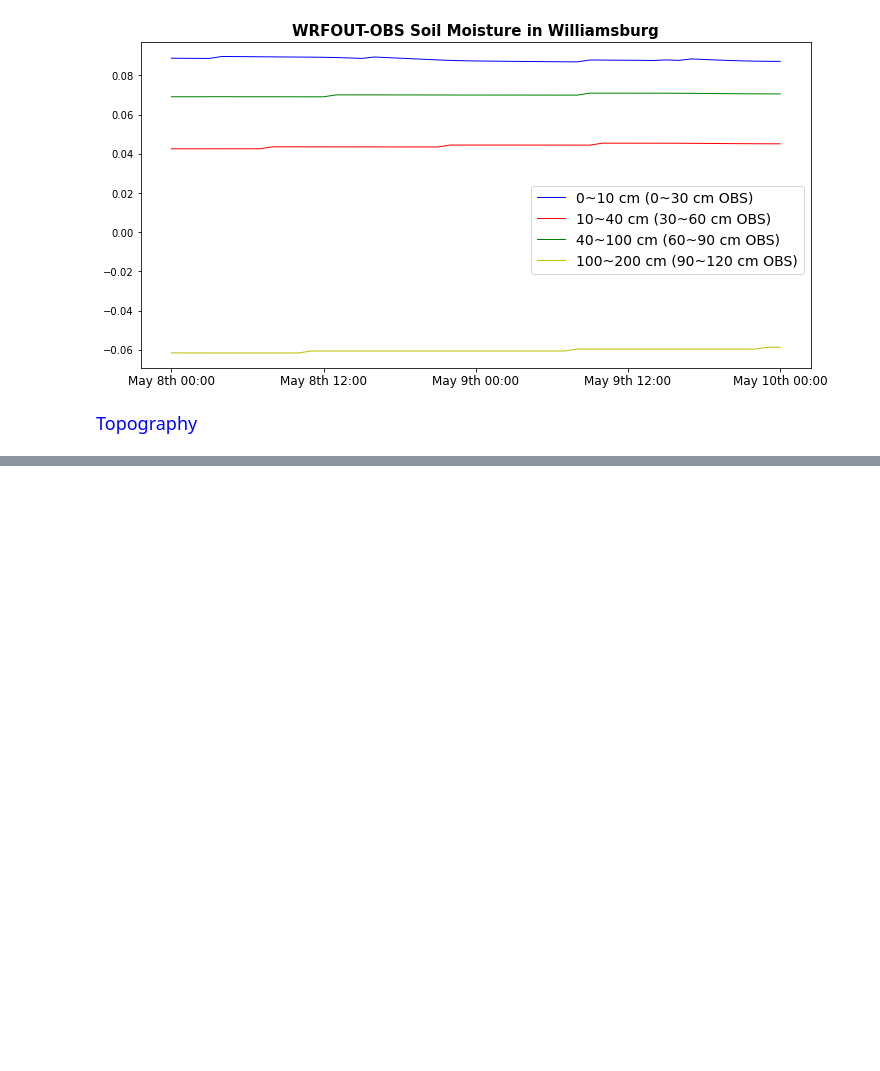
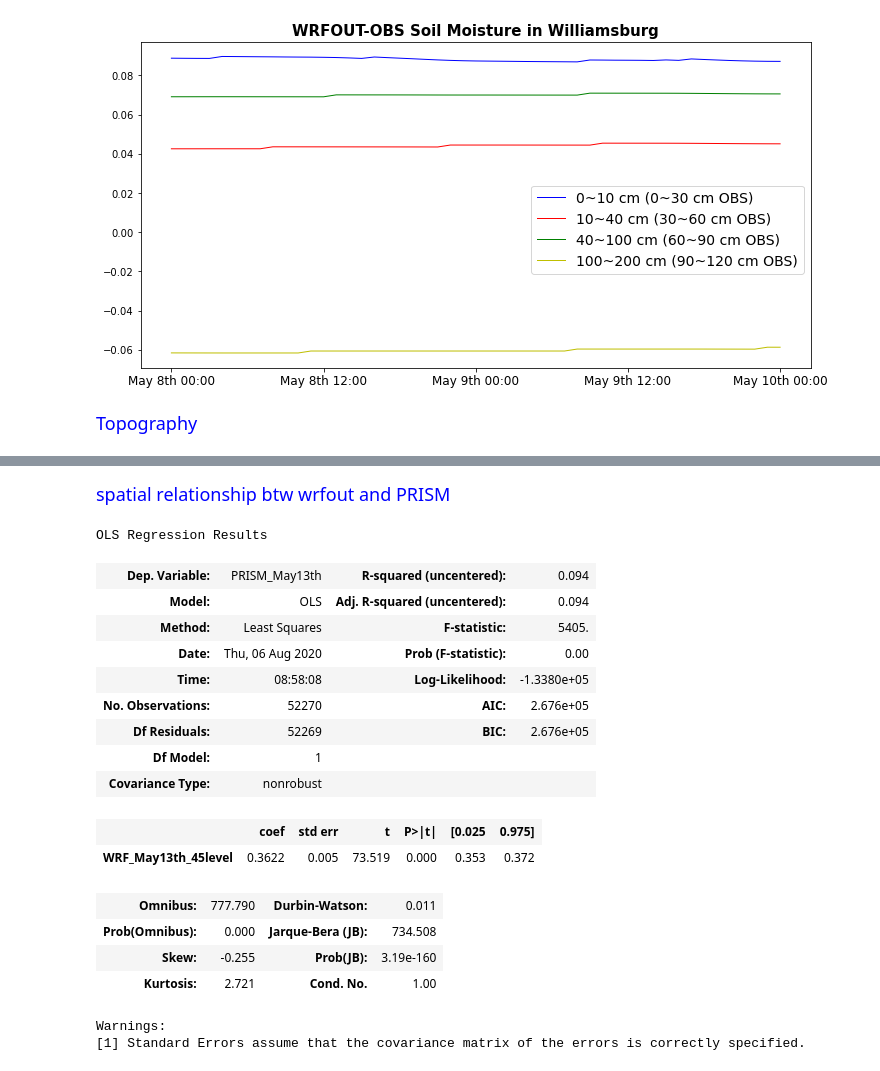
Before and after one commit to Diane1306/ERA5_PRISM, a Jupyter notebook: Soil_Moisture.ipynb, the cells around one changed output, grey strips where cells are left out. Drawn from its saved outputs; the diff is of its cells as text; code cells hidden in the pictures; blank space fills up the shorter version.

```diff
--- a/Soil_Moisture.ipynb
+++ b/Soil_Moisture.ipynb
@@ -532,4 +532,4 @@ for st in range(3):
         fnc = Dataset(f'./wrfout/orig/freeze1/38level/{fna[ii]}')
         varwrf[st, 0, ii] = fnc['T2'][0, indy, indx] - 273.15
         varwrf[st, 1, ii] = getvar(fnc, 'rh2')[indy, indx]
-        varwrf[st, 2, ii] = getvar(fnc, 'wspd_wdir10')[0][indy, indx]
+        varwrf[st, 2, ii] = getvar(fnc, 'wspd_wdir10')[0][indy, indx] * ((3/10)**0.143)
@@ -648,0 +687,2 @@ plt.savefig('./Soil_Moisture/plot/TerrainHeight.png')
+# %% [markdown]
+<font size=4 color=blue>spatial relationship btw wrfout and PRISM
@@ -648,0 +692,5 @@ plt.savefig('./Soil_Moisture/plot/TerrainHeight.png')
+# %%
+wrfout = Dataset('./wrfout/orig/freeze1/30level/wrfout_d01_2020-05-12_00:00:00')
+lat = wrfout['XLAT'][0,:,:]
+lon = wrfout['XLONG'][0,:,:]
+y, x = lon.shape
@@ -648,0 +737,56 @@ plt.savefig('./Soil_Moisture/plot/TerrainHeight.png')
+# %%
+indepvar = pd.DataFrame({'WRF_May12th_30level':T2min12[0,:,:].reshape(-1), 'WRF_May12th_38level':T2min12[1,:,:].reshape(-1),
+                         'WRF_May12th_40level':T2min12[2,:,:].reshape(-1), 'WRF_May12th_45level':T2min12[3,:,:].reshape(-1),
+                         'WRF_May13th_30level':T2min13[0,:,:].reshape(-1), 'WRF_May13th_38level':T2min13[1,:,:].reshape(-1),
+                         'WRF_May13th_40level':T2min13[2,:,:].reshape(-1), 'WRF_May13th_45level':T2min13[3,:,:].reshape(-1),
+                         'WRF_May8th_30level':T2min08[:,:].reshape(-1), 'WRF_May9th_30level':T2min09[:,:].reshape(-1)})
+depvar = pd.DataFrame({})
+points = np.array([Lon.ravel(), Lat.ravel()]).T
+points = points[flag, :]
+
+wrfout = Dataset('./wrfout/orig/freeze1/30level/wrfout_d01_2020-05-12_00:00:00')
+lat = wrfout['XLAT'][0,:,:]
+lon = wrfout['XLONG'][0,:,:]
+DestiPoints = np.array([lon.reshape(-1), lat.reshape(-1)]).T
+
+data = tmin[0, :, :].ravel()[flag]
+prism2wrf = griddata(points, data, DestiPoints, method='linear')
+prism2wrf = prism2wrf.reshape((y, x))
+depvar['PRISM_May12th'] = prism2wrf.reshape(-1)
+
+data = tmin[1, :, :].ravel()[flag]
+prism2wrf = griddata(points, data, DestiPoints, method='linear')
+prism2wrf = prism2wrf.reshape((y, x))
+depvar['PRISM_May13th'] = prism2wrf.reshape(-1)
+
+data = tmin[2, :, :].ravel()[flag]
+prism2wrf = griddata(points, data, DestiPoints, method='linear')
+prism2wrf = prism2wrf.reshape((y, x))
+depvar['PRISM_May8th'] = prism2wrf.reshape(-1)
+
+data = tmin[3, :, :].ravel()[flag]
+prism2wrf = griddata(points, data, DestiPoints, method='linear')
+prism2wrf = prism2wrf.reshape((y, x))
+depvar['PRISM_May9th'] = prism2wrf.reshape(-1)
+# %%
+result = sm.OLS(depvar['PRISM_May13th'], indepvar['WRF_May13th_45level'], missing='drop').fit()
+result.summary()
+# %% [output]
+OLS Regression Results
+| Dep. Variable: | PRISM_May13th | R-squared (uncentered): | 0.094 |
+| Model: | OLS | Adj. R-squared (uncentered): | 0.094 |
+| Method: | Least Squares | F-statistic: | 5405. |
+| Date: | Thu, 06 Aug 2020 | Prob (F-statistic): | 0.00 |
+| Time: | 08:58:08 | Log-Likelihood: | -1.3380e+05 |
+| No. Observations: | 52270 | AIC: | 2.676e+05 |
+| Df Residuals: | 52269 | BIC: | 2.676e+05 |
+| Df Model: | 1 |  |  |
+| Covariance Type: | nonrobust |  |  |
+|  | coef | std err | t | P>|t| | [0.025 | 0.975] |
+| WRF_May13th_45level | 0.3622 | 0.005 | 73.519 | 0.000 | 0.353 | 0.372 |
+| Omnibus: | 777.790 | Durbin-Watson: | 0.011 |
+| Prob(Omnibus): | 0.000 | Jarque-Bera (JB): | 734.508 |
+| Skew: | -0.255 | Prob(JB): | 3.19e-160 |
+| Kurtosis: | 2.721 | Cond. No. | 1.00 |
+Warnings:
+[1] Standard Errors assume that the covariance matrix of the errors is correctly specified.
```
Also changed, not shown: parts of 8 cells of this notebook, 1 other file.
